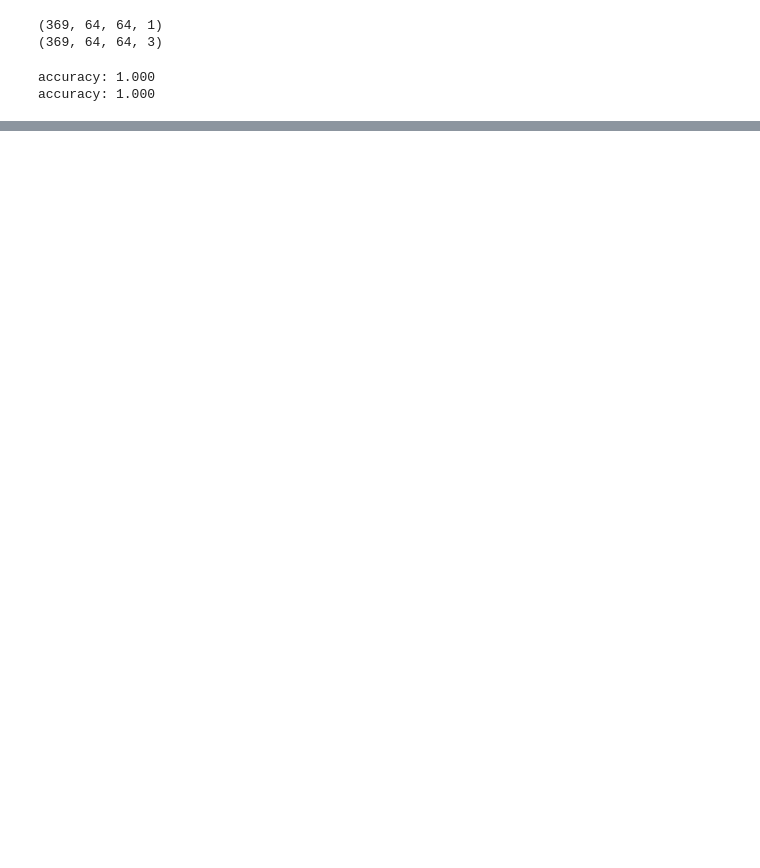
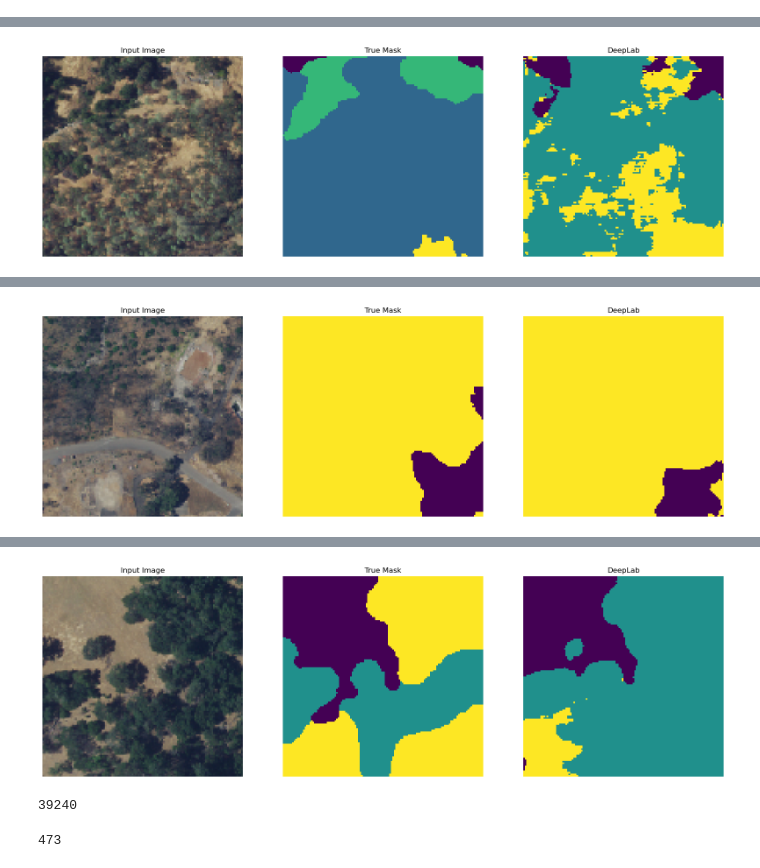
Before and after one commit to tylerjmwhit/Canopy_Damage_segmentation, a Jupyter notebook: segmented_dataset_classification.ipynb, the cells around one changed output, grey strips where cells are left out. Cells and saved outputs as stored; diff of their text form; code cells hidden in the pictures; blank space fills up the shorter version.

```diff
--- a/segmented_dataset_classification.ipynb
+++ b/segmented_dataset_classification.ipynb
@@ -55,4 +58,4 @@ float64
 # %%
-train_images, test_images, train_labels, test_labels = train_test_split(segmented_naip_images_tif, segmented_naip_new_labels, test_size=.2, shuffle=True)
+train_images, test_images, train_labels, test_labels = train_test_split(segmented_naip_images_tif, segmented_naip_new_labels, test_size=.25, shuffle=True)
 print(train_images.shape,train_labels.shape)
 # %% [output]
@@ -59,0 +71,7 @@ print(train_images.shape,train_labels.shape)
+# %%
+#All my callback are called here
+r_lr = hp.reduce_lr()
+e_stop = hp.early_stop()
+save = hp.save_check()
+callbacks = [r_lr,e_stop,save]
+gc.collect()
@@ -89,3 +104,3 @@ accuracy: 0.163
 # %%
-history = model.fit(train_images, train_labels, epochs=5, validation_data=(test_images, test_labels), batch_size=6)
+history = model.fit(train_images, train_labels, epochs=50, validation_data=(test_images, test_labels), callbacks = callbacks)
 # %% [output]
@@ -101,12 +123,0 @@ Epoch 5/5
-# %%
-print(train_labels.shape)
-print(train_images.shape)
-# %% [output]
-(369, 64, 64, 1)
-(369, 64, 64, 3)
-# %%
-test_final = hp.get_test_accuracy(model, test_images, test_labels)
-train_final = hp.get_train_accuracy(model, train_images, train_labels)
-# %% [output]
-accuracy: 1.000
-accuracy: 1.000
@@ -112,0 +126,3 @@ accuracy: 1.000
+# %%
+hp.show_predictions(model,test_images[10:13],test_labels[10:13], 3)
+# %% [output]
@@ -112,0 +130 @@ accuracy: 1.000
+[figure, added]
@@ -112,0 +132 @@ accuracy: 1.000
+[figure, added]
@@ -112,0 +134,11 @@ accuracy: 1.000
+[figure, added]
+# %%
+keras.backend.clear_session()
+model_mobile = hp.mobile_unet_model(output_channels=4)
+gc.collect()
+# %% [output]
+39240
+# %%
+gc.collect()
+# %% [output]
+473
```
Also changed, not shown: parts of 26 cells of this notebook, 1 other file.
